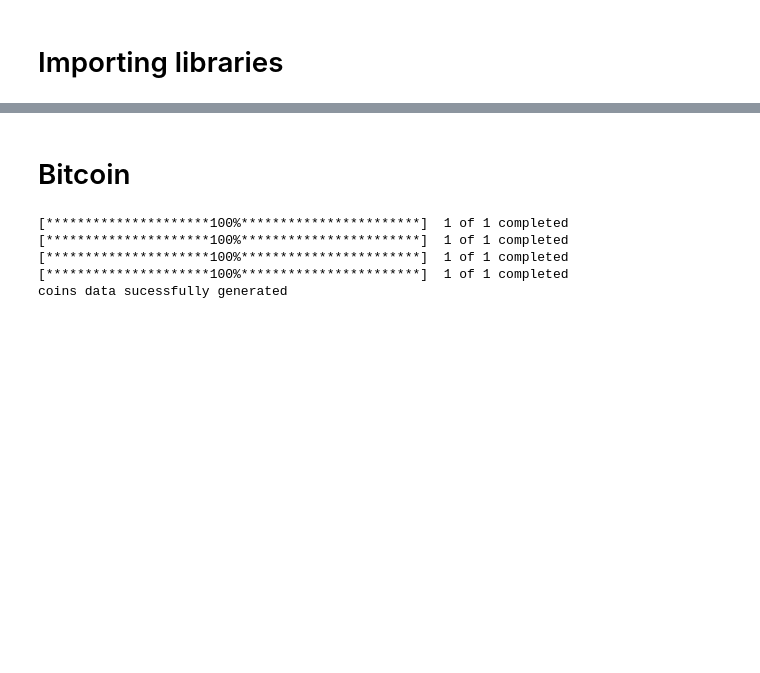
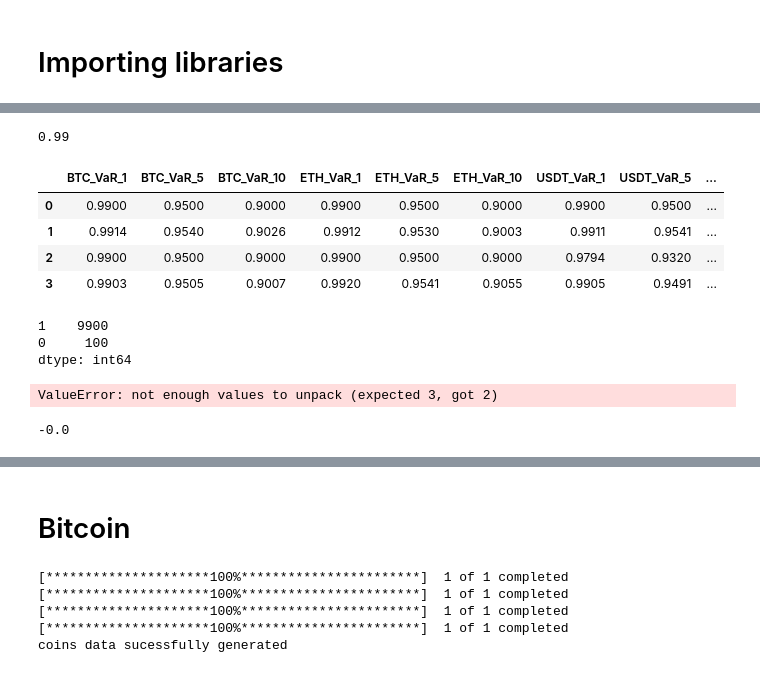
Before and after one commit to lcsferdinand/cryptocurrency-project, a Jupyter notebook: dev_nb/example.ipynb, the cells around one changed output, grey strips where cells are left out. Saved outputs shown, nothing was run; the diff lists cells and outputs as text; code cells hidden in the pictures; blank space fills up the shorter version.

Commit message:
added kupiec implementation

```diff
--- a/dev_nb/example.ipynb
+++ b/dev_nb/example.ipynb
@@ -60,15 +29,12 @@ c.shape
 # %%
+df_violation = pd.read_csv('G:\cryptocurrency-project\data\VaR Violation - Normal VaR.csv')
 v_dict = {}
+conf_lv_dict = {}
+conf_lv = 1-df_violation/10000
 for coin in ['BTC','USDT','BNB','ETH']:
     for i in [1,5,10]:
         for j in range(len(df_violation)):
             # for k in ['AR(1)-GARCH(1,1)','AR(1)-GARCH(1,1)-SVR','AR(1)-GJR-GARCH(1,1)','AR(1)-GJR-GARCH(1,1)-SVR']:
-            v_dict['kupiec_data_%s_%s_%s'%(coin,i,j)] = np.concatenate((np.ones(df_violation['%s_VaR_%s'%(coin,i)][j]),
-                                    np.zeros(10000-df_violation['%s_VaR_%s'%(coin,i)][j])))
-
-# data_violation['VaR']
-#TODO: have not finished the [j], need to loop over it
-
-
-# testing = risk()
-# testing.kupiec_test(pd.Series())
+            v_dict['kupiec_data_%s_%s_%s'%(coin,i,j)] = pd.Series(np.concatenate((np.ones(df_violation['%s_VaR_%s'%(coin,i)][j]),
+                                    np.zeros(10000-df_violation['%s_VaR_%s'%(coin,i)][j])))).astype(int)#,1: conf_lv['%s_VaR_%s'%(coin,i)][j]}
+            conf_lv_dict['kupiec_data_%s_%s_%s'%(coin,i,j)] = conf_lv['%s_VaR_%s'%(coin,i)][j]
@@ -75,3 +142,33 @@ for coin in ['BTC','USDT','BNB','ETH']:
+# %%
+list(v_dict.items())[1][1]
+# %% [output]
+0.99
+# %%
+test = 1-df_violation/10000
+test
+# %% [output]
+|  | BTC_VaR_1 | BTC_VaR_5 | BTC_VaR_10 | ETH_VaR_1 | ETH_VaR_5 | ETH_VaR_10 | USDT_VaR_1 | USDT_VaR_5 | ... |
+| 0 | 0.9900 | 0.9500 | 0.9000 | 0.9900 | 0.9500 | 0.9000 | 0.9900 | 0.9500 | ... |
+| 1 | 0.9914 | 0.9540 | 0.9026 | 0.9912 | 0.9530 | 0.9003 | 0.9911 | 0.9541 | ... |
+| 2 | 0.9900 | 0.9500 | 0.9000 | 0.9900 | 0.9500 | 0.9000 | 0.9794 | 0.9320 | ... |
+| 3 | 0.9903 | 0.9505 | 0.9007 | 0.9920 | 0.9541 | 0.9055 | 0.9905 | 0.9491 | ... |
+# %%
+v_dict['kupiec_data_BTC_1_0'].value_counts()
+# %% [output]
+1    9900
+0     100
+dtype: int64
+# %%
+for i, j, k in v_dict.items():
+    print(k)
+# %% [output]
+ValueError: not enough values to unpack (expected 3, got 2)
+# %%
+backtest = risk()
+backtest.kupiec_test(test1,var_conf_level=0.99)
+backtest.V_val
+# %% [output]
+-0.0
 # %%
 v_dict.items()
 # %% [output]
```
Also changed, not shown: parts of 25 cells of this notebook, 1 other file.
